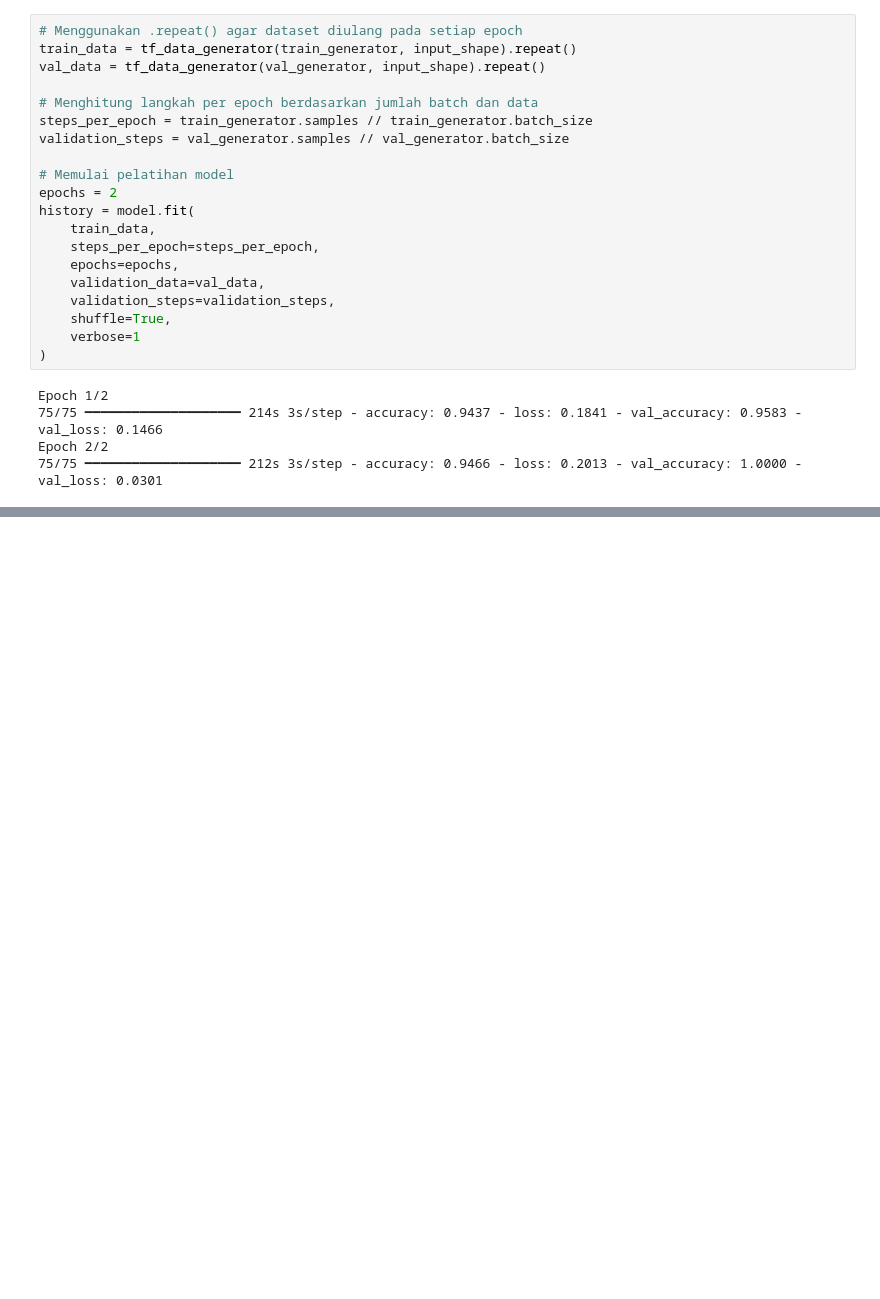
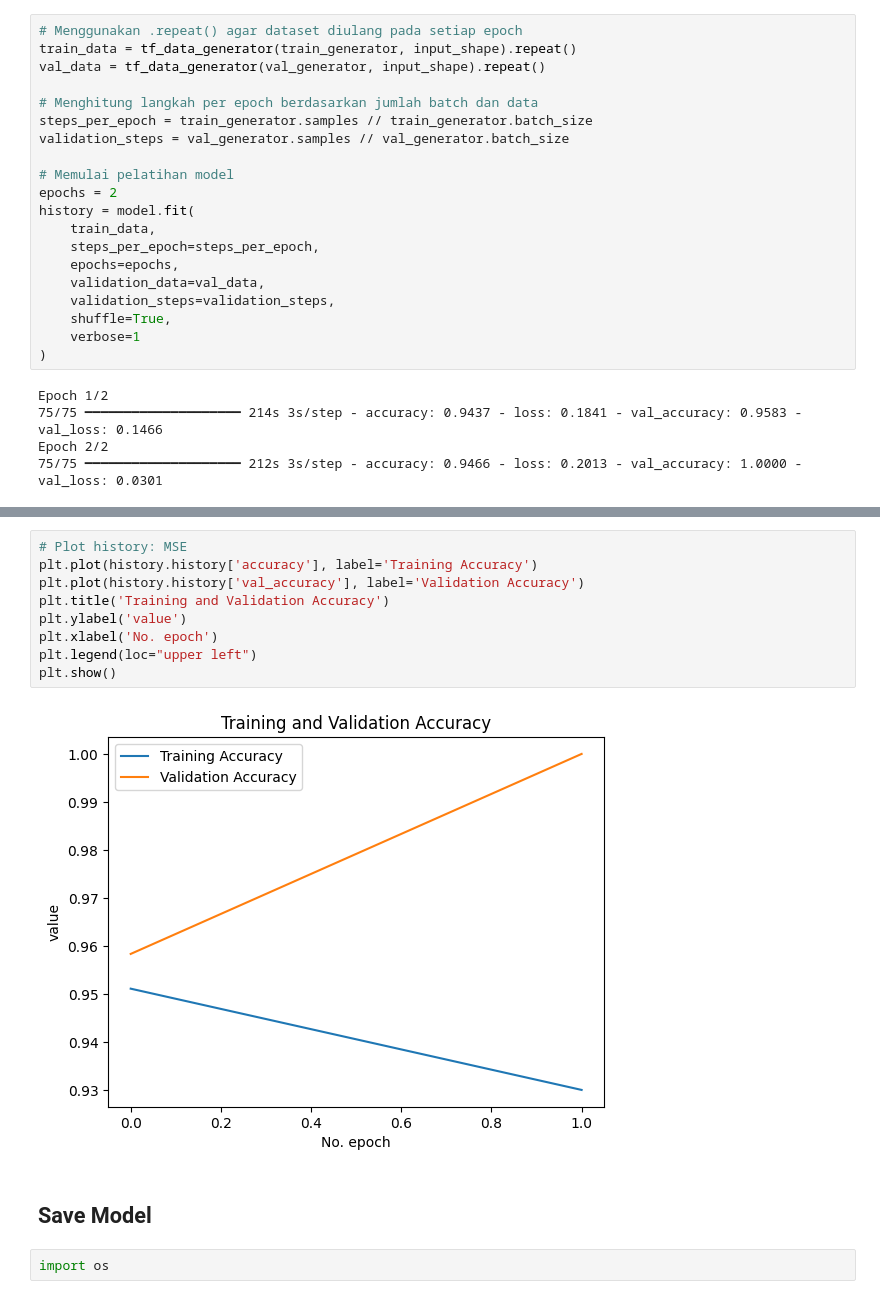
Before and after one commit to rivaelsagala/project-PM-kel-05, a Jupyter notebook: ModelTrain.ipynb, the cells around one changed output, grey strips where cells are left out. Saved outputs shown, nothing was run; the diff lists cells and outputs as text; blank space fills up the shorter version.

```diff
--- a/ModelTrain.ipynb
+++ b/ModelTrain.ipynb
@@ -401,0 +427,15 @@ Epoch 2/2
+# %%
+# Plot history: MSE
+plt.plot(history.history['accuracy'], label='Training Accuracy')
+plt.plot(history.history['val_accuracy'], label='Validation Accuracy')
+plt.title('Training and Validation Accuracy')
+plt.ylabel('value')
+plt.xlabel('No. epoch')
+plt.legend(loc="upper left")
+plt.show()
+# %% [output]
+[figure, added]
+# %% [markdown]
+## Save Model
+# %%
+import os
```
Also changed, not shown: parts of 9 cells of this notebook.
